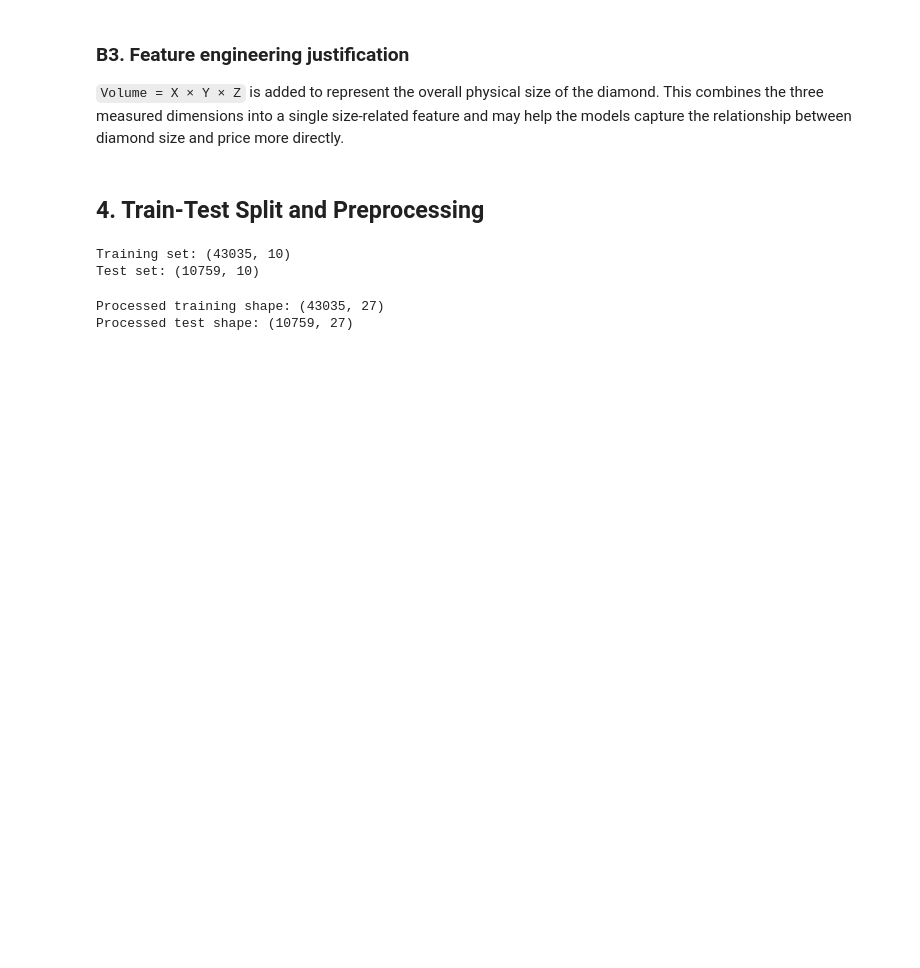
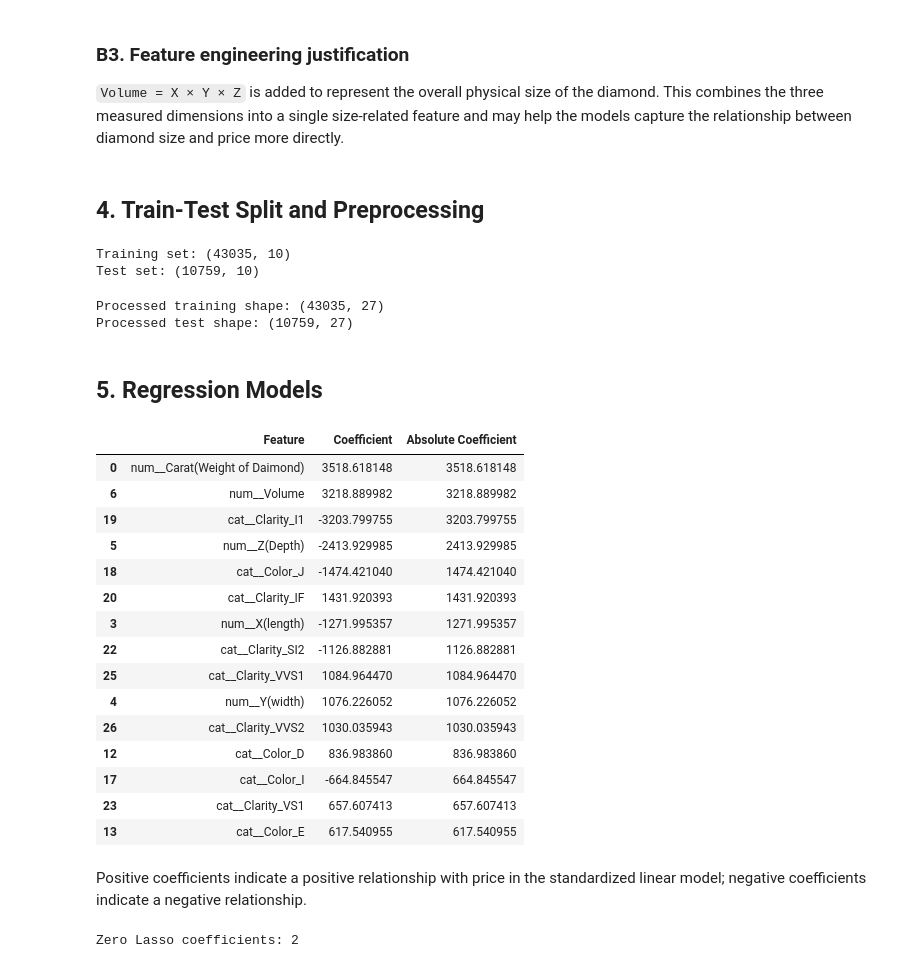
Before and after one commit to AdithyaPrasad-pro/Review1-PREDICTORS, a Jupyter notebook: Regression_diamond.ipynb, the cells around one changed output. Saved outputs shown, nothing was run; the diff lists cells and outputs as text; code cells hidden in the pictures; blank space fills up the shorter version.

Commit message:
Add first five regression models
Add first five regression models

```diff
--- a/Regression_diamond.ipynb
+++ b/Regression_diamond.ipynb
@@ -360,3 +360,56 @@ print("Processed test shape:", X_test_p.shape)
 # %% [output]
 Processed training shape: (43035, 27)
 Processed test shape: (10759, 27)
+# %% [markdown]
+## 5. Regression Models
+# %%
+results = []
+fitted_models = {}
+predictions = {}
+
+def evaluate_model(name, model, X_tr, y_tr, X_te, y_te):
+    model.fit(X_tr, y_tr)
+    pred = model.predict(X_te)
+
+    results.append({
+        "Model": name,
+        "R2": r2_score(y_te, pred),
+        "RMSE": np.sqrt(mean_squared_error(y_te, pred)),
+        "MAE": mean_absolute_error(y_te, pred)
+    })
+
+    fitted_models[name] = model
+    predictions[name] = pred
+# %%
+# 1. Linear Regression
+evaluate_model(
+    "Linear Regression",
+    LinearRegression(),
+    X_train_p, y_train, X_test_p, y_test
+)
+
+coef_df = pd.DataFrame({
+    "Feature": feature_names,
+    "Coefficient": fitted_models["Linear Regression"].coef_
+})
+coef_df["Absolute Coefficient"] = coef_df["Coefficient"].abs()
+coef_df.sort_values("Absolute Coefficient", ascending=False).head(15)
+# %% [output]
+|  | Feature | Coefficient | Absolute Coefficient |
+| 0 | num__Carat(Weight of Daimond) | 3518.618148 | 3518.618148 |
+| 6 | num__Volume | 3218.889982 | 3218.889982 |
+| 19 | cat__Clarity_I1 | -3203.799755 | 3203.799755 |
+| 5 | num__Z(Depth) | -2413.929985 | 2413.929985 |
+| 18 | cat__Color_J | -1474.421040 | 1474.421040 |
+| 20 | cat__Clarity_IF | 1431.920393 | 1431.920393 |
+| 3 | num__X(length) | -1271.995357 | 1271.995357 |
+| 22 | cat__Clarity_SI2 | -1126.882881 | 1126.882881 |
+| 25 | cat__Clarity_VVS1 | 1084.964470 | 1084.964470 |
+| 4 | num__Y(width) | 1076.226052 | 1076.226052 |
+| 26 | cat__Clarity_VVS2 | 1030.035943 | 1030.035943 |
+| 12 | cat__Color_D | 836.983860 | 836.983860 |
+| 17 | cat__Color_I | -664.845547 | 664.845547 |
+| 23 | cat__Clarity_VS1 | 657.607413 | 657.607413 |
+| 13 | cat__Color_E | 617.540955 | 617.540955 |
+# %% [markdown]
+Positive coefficients indicate a positive relationship with price in the standardized linear model; negative coefficients indicate a negative relationship.
@@ -362,0 +420,9 @@ Processed test shape: (10759, 27)
+# %%
+# 3. Lasso Regression
+lasso = Lasso(alpha=0.1, max_iter=10000, random_state=RANDOM_STATE)
+evaluate_model("Lasso Regression", lasso, X_train_p, y_train, X_test_p, y_test)
+
+zero_coefficients = np.sum(lasso.coef_ == 0)
+print("Zero Lasso coefficients:", zero_coefficients)
+# %% [output]
+Zero Lasso coefficients: 2
```
Also changed, not shown: parts of 3 cells of this notebook.
